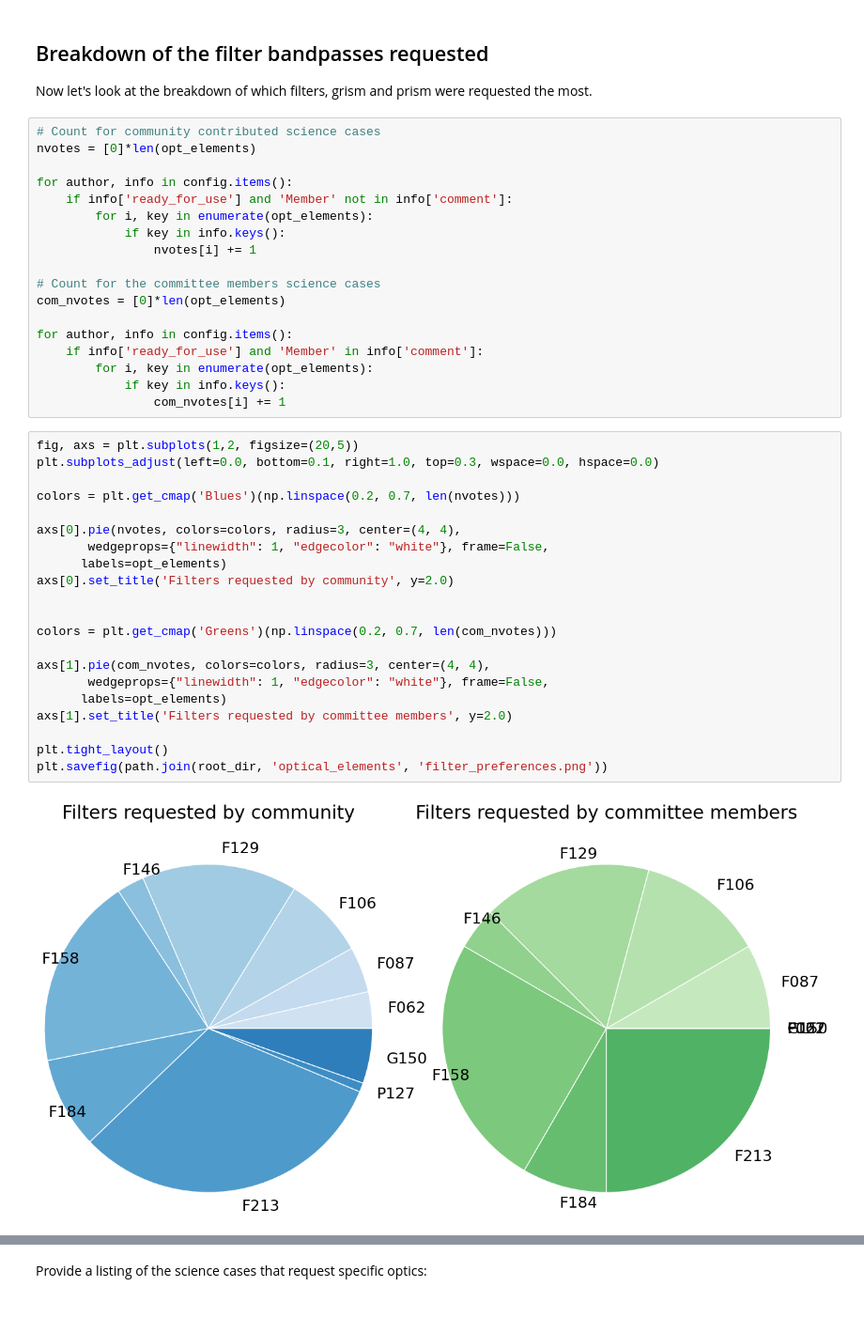
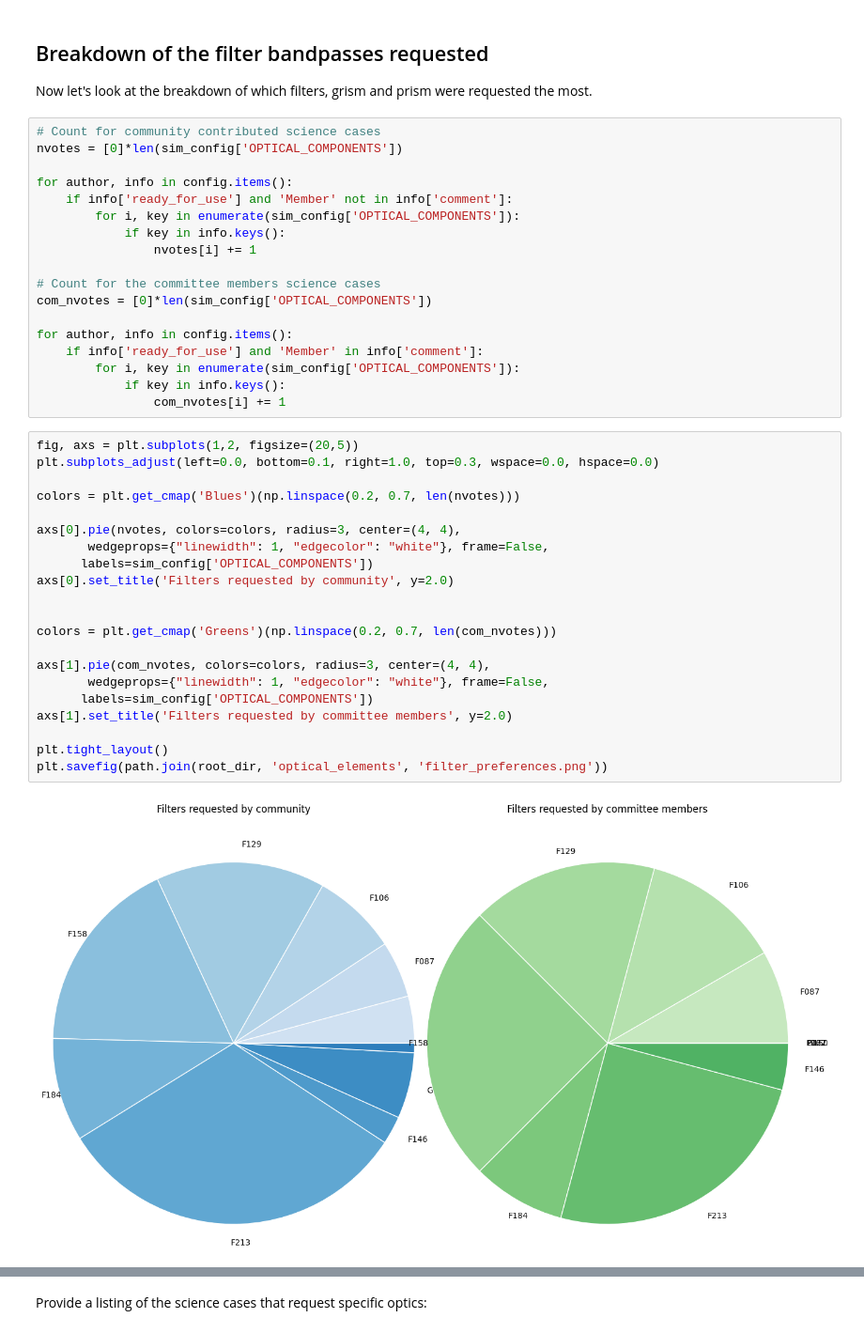
Before and after one commit to rachel3834/rgps, a Jupyter notebook: notebooks/science_cases_per_filter.ipynb, the cells around one changed output, grey strips where cells are left out. Shown at 94% size. Cells and saved outputs as stored; diff of their text form.

```diff
--- a/notebooks/science_cases_per_filter.ipynb
+++ b/notebooks/science_cases_per_filter.ipynb
@@ -97,45 +97,45 @@ plt.savefig(path.join(root_dir, 'optical_elements', 'bar_science_cases_nfilters.
 Now let's look at the breakdown of which filters, grism and prism were requested the most.
 # %%
 # Count for community contributed science cases
-nvotes = [0]*len(opt_elements)
+nvotes = [0]*len(sim_config['OPTICAL_COMPONENTS'])
 
 for author, info in config.items():
     if info['ready_for_use'] and 'Member' not in info['comment']:
-        for i, key in enumerate(opt_elements):
+        for i, key in enumerate(sim_config['OPTICAL_COMPONENTS']):
             if key in info.keys():
                 nvotes[i] += 1
 
 # Count for the committee members science cases
-com_nvotes = [0]*len(opt_elements)
+com_nvotes = [0]*len(sim_config['OPTICAL_COMPONENTS'])
 
 for author, info in config.items():
     if info['ready_for_use'] and 'Member' in info['comment']:
-        for i, key in enumerate(opt_elements):
+        for i, key in enumerate(sim_config['OPTICAL_COMPONENTS']):
             if key in info.keys():
                 com_nvotes[i] += 1
 # %%
 fig, axs = plt.subplots(1,2, figsize=(20,5))
 plt.subplots_adjust(left=0.0, bottom=0.1, right=1.0, top=0.3, wspace=0.0, hspace=0.0)
 
 colors = plt.get_cmap('Blues')(np.linspace(0.2, 0.7, len(nvotes)))
 
 axs[0].pie(nvotes, colors=colors, radius=3, center=(4, 4),
        wedgeprops={"linewidth": 1, "edgecolor": "white"}, frame=False,
-      labels=opt_elements)
+      labels=sim_config['OPTICAL_COMPONENTS'])
 axs[0].set_title('Filters requested by community', y=2.0)
 
 
 colors = plt.get_cmap('Greens')(np.linspace(0.2, 0.7, len(com_nvotes)))
 
 axs[1].pie(com_nvotes, colors=colors, radius=3, center=(4, 4),
        wedgeprops={"linewidth": 1, "edgecolor": "white"}, frame=False,
-      labels=opt_elements)
+      labels=sim_config['OPTICAL_COMPONENTS'])
 axs[1].set_title('Filters requested by committee members', y=2.0)
 
 plt.tight_layout()
 plt.savefig(path.join(root_dir, 'optical_elements', 'filter_preferences.png'))
 # %% [output]
-[figure, old version]
+[figure, new version]
 # %%
 fig, axs = plt.subplots(1,1, figsize=(10,10))
 plt.subplots_adjust(left=0.1, bottom=0.1, right=0.5, top=0.5, wspace=0.0, hspace=0.0)
```
Also changed, not shown: parts of 10 cells of this notebook, 8 other files.
